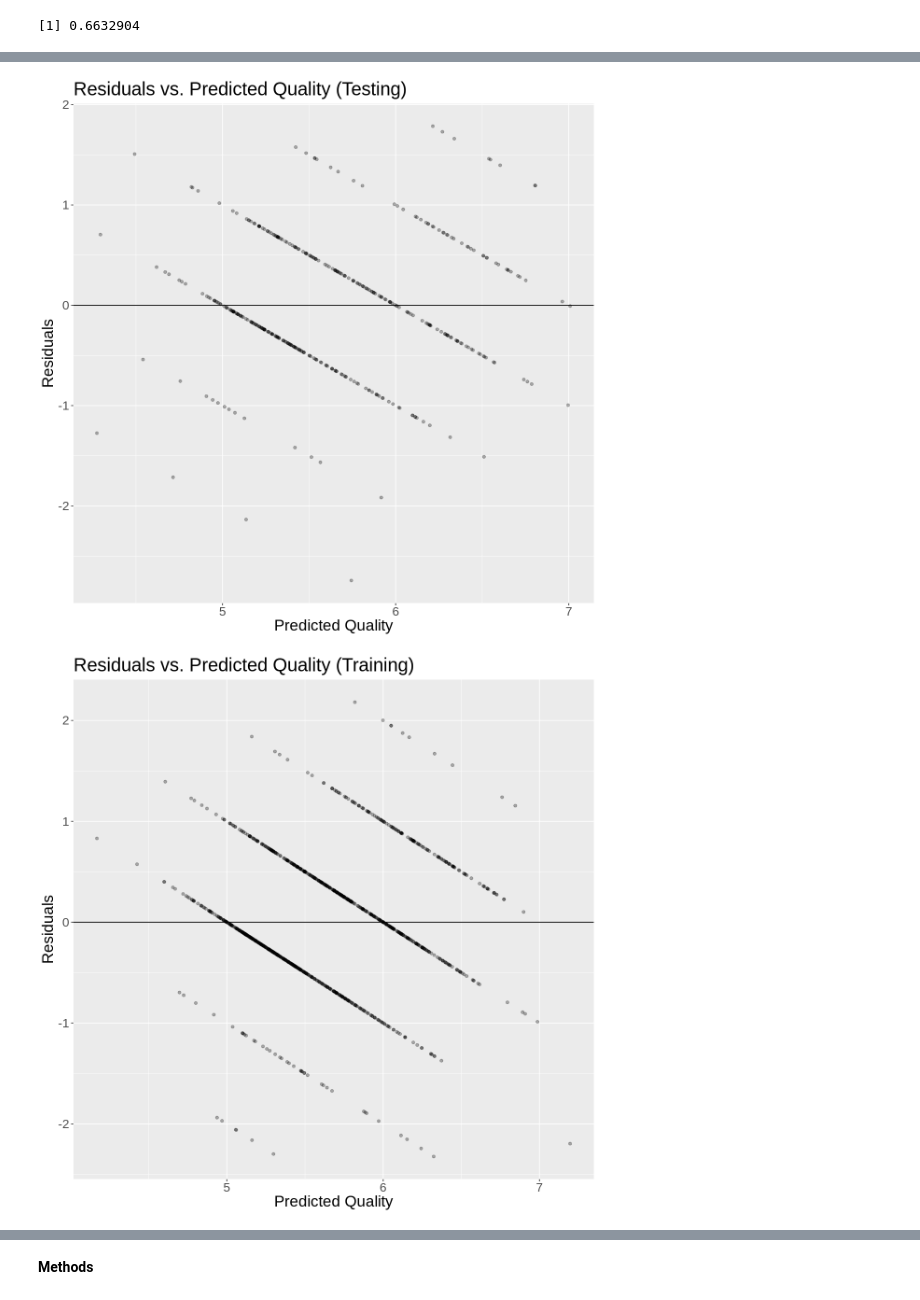
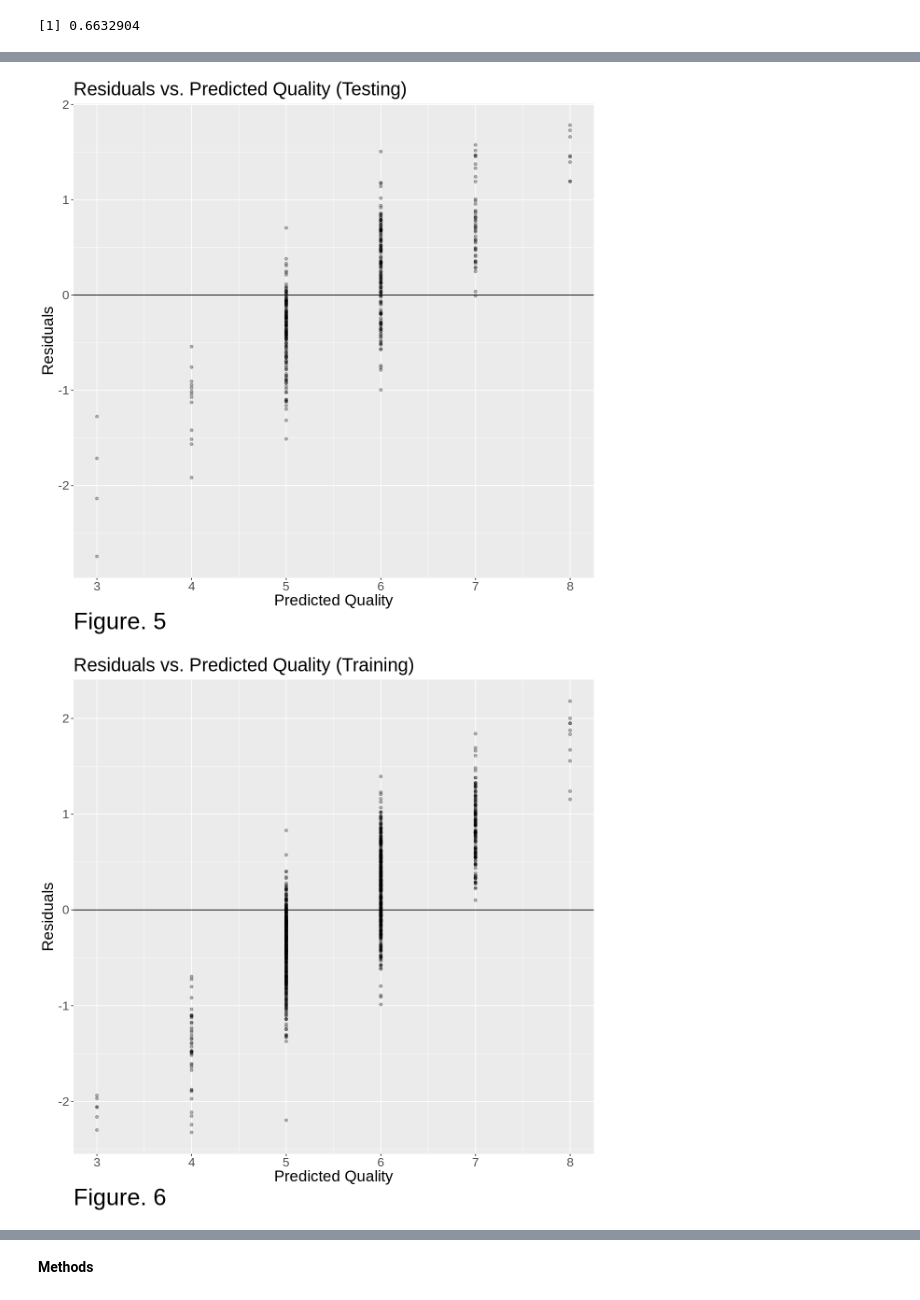
Before and after one commit to aleong2004/Wine-Quality-Prediction, a Jupyter notebook: Project.ipynb, the cells around one changed output, grey strips where cells are left out. Drawn from its saved outputs; the diff is of its cells as text; code cells hidden in the pictures.

```diff
--- a/Project.ipynb
+++ b/Project.ipynb
@@ -290,36 +289,36 @@ plot_grid(lm_quality_vs_alcohol, lm_quality_vs_volatile_acidity, ncol = 2)
 # PLOTTING A RESIDUAL PLOT TO VISUALISE RMSE OF LINEAR REGRESSION MODEL.
 options(repr.plot.width = 10, repr.plot.height = 10)
 lm_model<- lm(quality ~ alcohol + total_sulfur_dioxide +
                     volatile_acidity + citric_acid + density + sulphates, data = wine_testing)
 lm_model
 lm_residuals_augment<- augment(lm_model)
-lm_residual_plot_testing<-ggplot(lm_residuals_augment, aes(x = .fitted, y = .resid )) +
+lm_residual_plot_testing<-ggplot(lm_residuals_augment, aes(x = quality, y = .resid )) +
                     geom_point(alpha = 0.3) +geom_hline(yintercept= 0) +
-                labs(x = "Predicted Quality", y= "Residuals", title = "Residuals vs. Predicted Quality (Testing)")+
+                labs(x = "Predicted Quality", y= "Residuals", title = "Residuals vs. Predicted Quality (Testing)", caption = "Figure. 5")+
                     theme(text = element_text(size = 20),
           plot.caption = element_text(size = 30, hjust = 0))
 
 lm_residual_plot_testing
 lm_model_training <-  lm(quality ~ alcohol + total_sulfur_dioxide +
                     volatile_acidity + citric_acid + density + sulphates, data = wine_training)
 lm_residuals_augment_training <- augment(lm_model_training)
-lm_residual_plot_training <-ggplot(lm_residuals_augment_training, aes(x = .fitted, y = .resid )) +
+lm_residual_plot_training <-ggplot(lm_residuals_augment_training, aes(x = quality, y = .resid )) +
                     geom_point(alpha = 0.3) +geom_hline(yintercept= 0) +
-                labs(x = "Predicted Quality", y= "Residuals", title = "Residuals vs. Predicted Quality (Training)")+
+                labs(x = "Predicted Quality", y= "Residuals", title = "Residuals vs. Predicted Quality (Training)", captions = "Figure. 6")+
                     theme(text = element_text(size = 20),
           plot.caption = element_text(size = 30, hjust = 0))
 lm_residual_plot_training
 # %% [output]
 Call:
 lm(formula = quality ~ alcohol + total_sulfur_dioxide + volatile_acidity +
     citric_acid + density + sulphates, data = wine_testing)
 
 Coefficients:
          (Intercept)               alcohol  total_sulfur_dioxide
            -7.652900              0.319738             -0.002193
     volatile_acidity           citric_acid               density
            -1.296917              0.090065             10.285696
            sulphates
             0.698791
-[figure, old version]
+[figure, new version]
-[figure, old version]
+[figure, new version]
```
Also changed, not shown: parts of 6 cells of this notebook.
